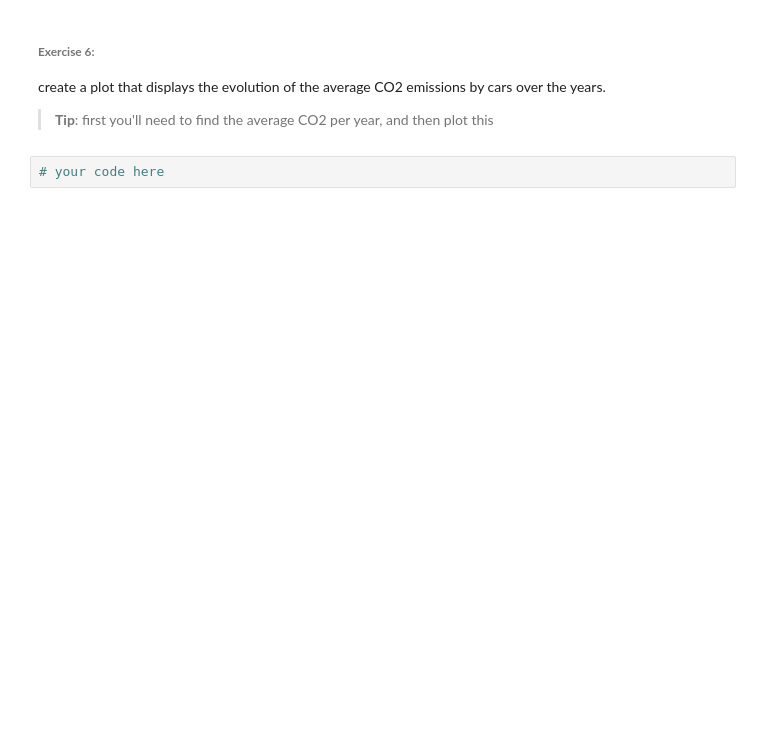
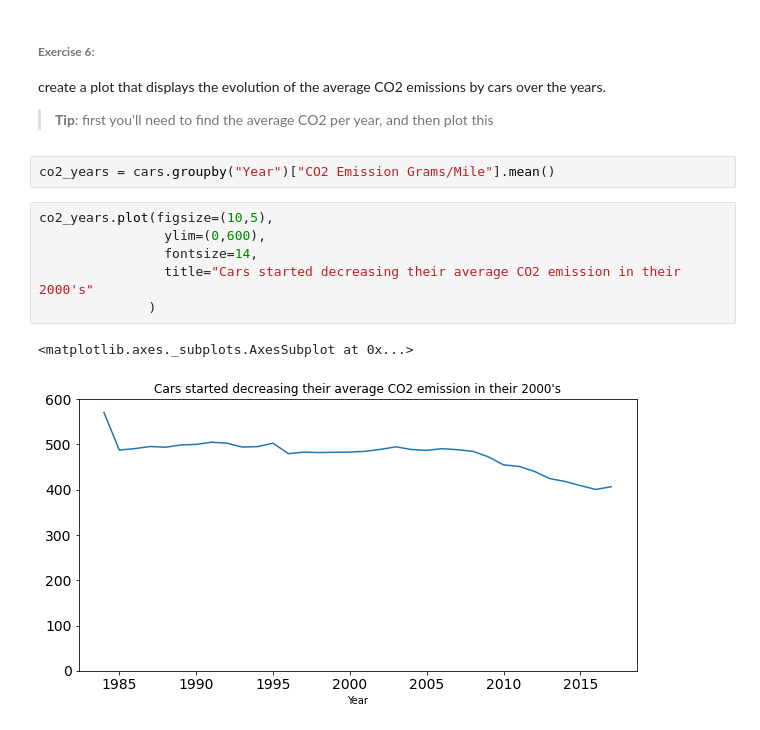
Before and after one commit to aslam7861/Python, a Jupyter notebook: Copy_of_7_pandas_plot.ipynb, the cells around one changed output. Drawn from its saved outputs; the diff is of its cells as text; blank space fills up the shorter version.

```diff
--- a/Copy_of_7_pandas_plot.ipynb
+++ b/Copy_of_7_pandas_plot.ipynb
@@ -227,5 +244,14 @@ cars.plot.scatter(x="Combined MPG",
 ###### **Exercise 6:**
 create a plot that displays the evolution of the average CO2 emissions by cars over the years.
   > **Tip**: first you'll need to find the average CO2 per year, and then plot this
-# %%
-# your code here
+# %%
+co2_years = cars.groupby("Year")["CO2 Emission Grams/Mile"].mean()
+# %%
+co2_years.plot(figsize=(10,5),
+                ylim=(0,600),
+                fontsize=14,
+                title="Cars started decreasing their average CO2 emission in their 2000's"
+              )
+# %% [output]
+<matplotlib.axes._subplots.AxesSubplot at 0x...>
+[figure, added]
```
Also changed, not shown: parts of 7 cells of this notebook.
